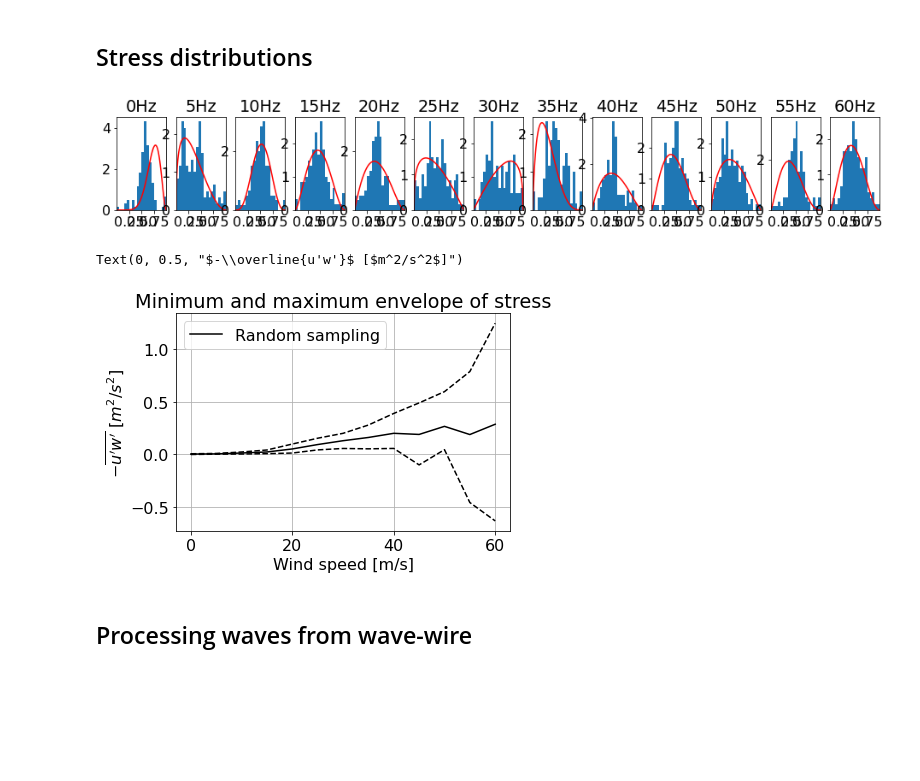
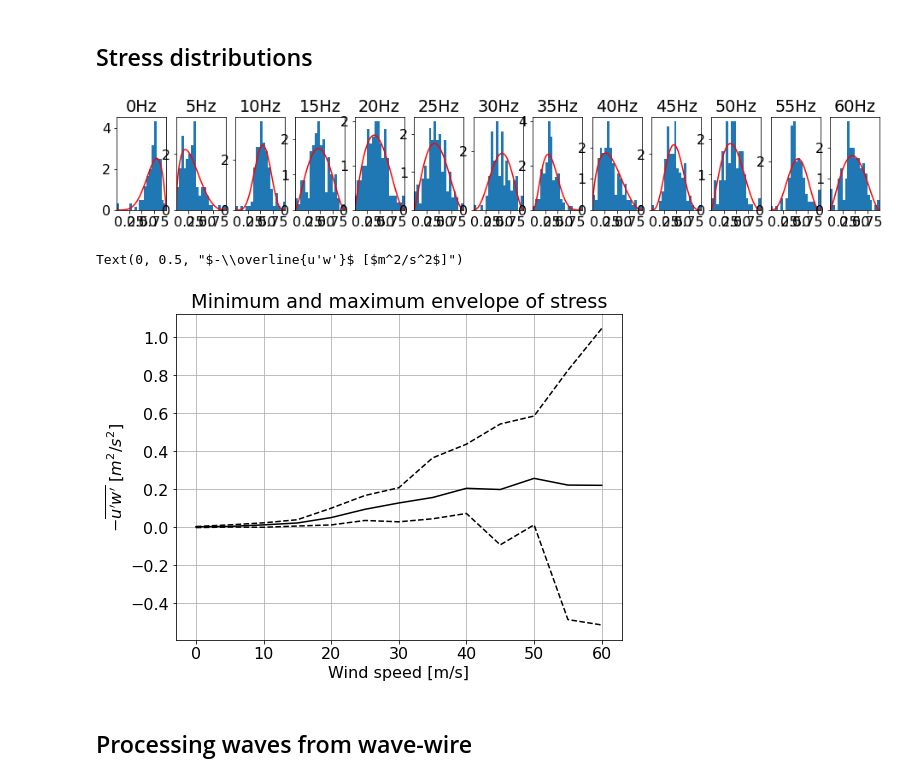
Before and after one commit to sustain-lab/sustain-drag-2020, a Jupyter notebook: tjf-stress.ipynb, the cells around one changed output. Cells and saved outputs as stored; diff of their text form; code cells hidden in the pictures; blank space fills up the shorter version.

```diff
--- a/tjf-stress.ipynb
+++ b/tjf-stress.ipynb
@@ -122,10 +137,4 @@ Text(0.5, 0.98, 'IRGASON 2')
 [figure]
 # %% [markdown]
 ## Universal spectra
-# %%
-# fan speed and duration and sampling interval
-run_seconds = 600
-num_runs = len(fan)
-offset = 30
-z = 0.65
 # %%
@@ -221,6 +240,8 @@ for n, fan_speed in enumerate(fan):
     for ax in [ax1, ax2]:
         ax.set_ylabel('Velocity anomaly [m/s]')
         ax.plot(time, 0 * time, 'k--')
+        if n == len(fan) - 1:
+            ax.set_ylabel
     ax1.set_title(r"$u'$, U = %.1f m/s" % U)
     ax2.set_title(r"$w'$, U = %.1f m/s" % U)
 # %% [output]
@@ -395,7 +416,7 @@ def dist_ks(x, alpha, beta):
 # %% [markdown]
 ## Stress distributions
 # %%
-aa, bb = beta_pdf(uw1, 'moments')
+aa, bb = beta_pdf(uw, 'moments')
 
 fig = plt.figure(figsize=(16, 2))
 for n in range(len(fan)):
@@ -407,19 +428,19 @@ for n in range(len(fan)):
     plt.xlim(np.min(data), np.max(data))
     plt.title(str(fan[n]) + 'Hz')
 # %% [output]
-[figure, old version]
+[figure, new version]
 # %%
+plt.figure(figsize=(8, 6))
 plt.plot(fan, np.min(uw, axis=1), 'k--')
 plt.plot(fan, np.max(uw, axis=1), 'k--')
-plt.plot(fan, np.mean(uw, axis=1), 'k-', label='Random sampling')
-plt.legend()
+plt.plot(fan, np.mean(uw, axis=1), 'k-')
 plt.grid()
 plt.title('Minimum and maximum envelope of stress')
 plt.xlabel('Wind speed [m/s]')
 plt.ylabel(r"$-\overline{u'w'}$ [$m^2/s^2$]")
 # %% [output]
 Text(0, 0.5, "$-\\overline{u'w'}$ [$m^2/s^2$]")
-[figure, old version]
+[figure, new version]
 # %% [markdown]
 ## Processing waves from wave-wire
 # %%
```
Also changed, not shown: parts of 19 cells of this notebook.
